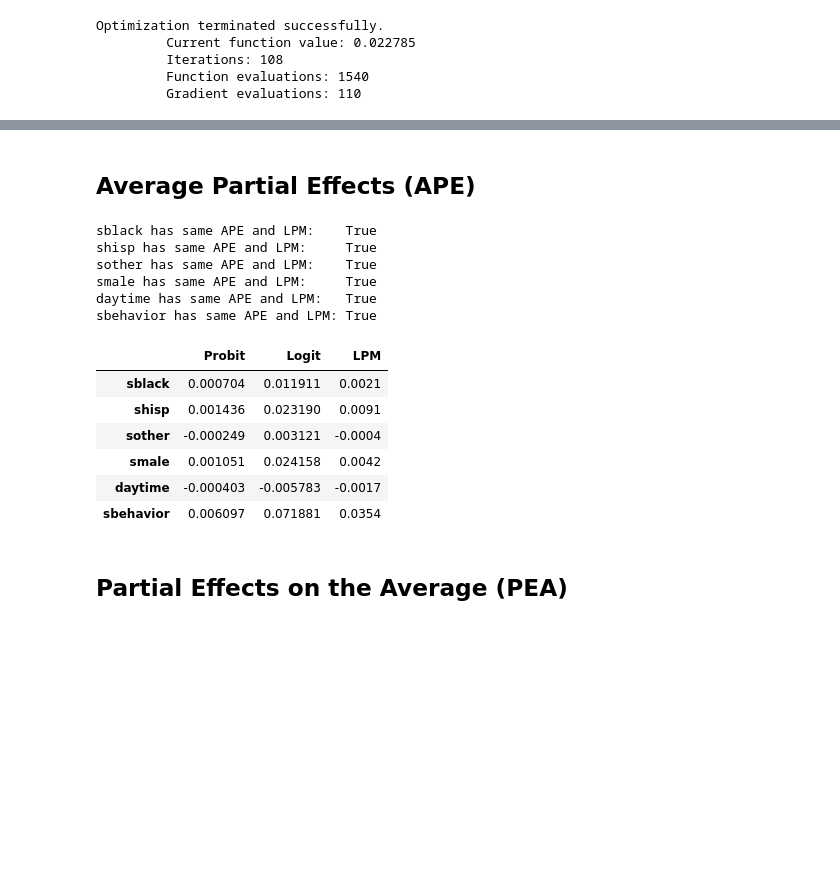
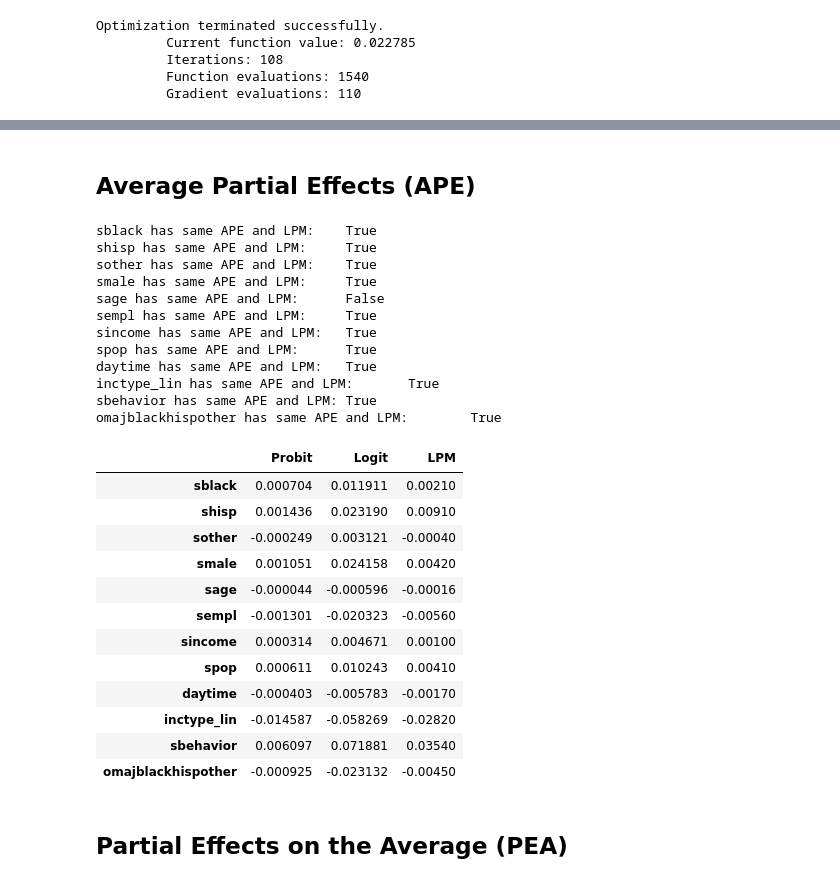
Before and after one commit to astronautfish/advmicro-assignment-3, a Jupyter notebook: assignment3.ipynb, the cells around one changed output, grey strips where cells are left out. Drawn from its saved outputs; the diff is of its cells as text; code cells hidden in the pictures; blank space fills up the shorter version.

```diff
--- a/assignment3.ipynb
+++ b/assignment3.ipynb
@@ -251,7 +252,7 @@ ll
 array([-0.71173031, -0.73033234, -0.71777529, ..., -0.68094346,
        -0.70849233, -0.68313492])
 # %%
-probit_results = est.estimate(probit.q, theta0, y, x)
+probit_results = est.estimate(probit.q, theta0, y, x, cov_type='Sandwich')
 # %% [output]
 Optimization terminated successfully.
          Current function value: 0.022591
@@ -289,7 +291,7 @@ array([ 0.23517703,  0.00841092,  0.03638739, -0.00146195,  0.01685126,
        -0.00625601, -0.02238322,  0.00381845,  0.01646719, -0.0067141 ,
        -0.11291299,  0.1417878 , -0.01816721])
 # %%
-logit_results = est.estimate(logit.q, theta0, y, x)
+logit_results = est.estimate(logit.q, theta0, y, x, cov_type='Sandwich')
 # %% [output]
 Optimization terminated successfully.
          Current function value: 0.022785
@@ -322,28 +389,40 @@ Logit, y = anyuseofforce_coded
+# %% [markdown]
+## Average Partial Effects (APE)
 # %%
 from aux import compute_ape
-# %% [markdown]
-## Average Partial Effects (APE)
 # %%
-APE = compute_ape(x, data, x_labels, x_labels_imp, b_lpm, b_logit, b_probit)
+APE = compute_ape(x, data, x_labels, x_labels[1:], b_lpm, b_logit, b_probit)
 # %% [output]
 sblack has same APE and LPM:    True
 shisp has same APE and LPM:     True
 sother has same APE and LPM:    True
 smale has same APE and LPM:     True
+sage has same APE and LPM:      False
+sempl has same APE and LPM:     True
+sincome has same APE and LPM:   True
+spop has same APE and LPM:      True
 daytime has same APE and LPM:   True
+inctype_lin has same APE and LPM:       True
 sbehavior has same APE and LPM: True
+omajblackhispother has same APE and LPM:        True
 # %%
-APE_df = pd.DataFrame(APE, columns = ['Probit', 'Logit', 'LPM'], index=x_labels_imp)
+APE_df = pd.DataFrame(APE, columns = ['Probit', 'Logit', 'LPM'], index=x_labels[1:])
 
 APE_df
 # %% [output]
 |  | Probit | Logit | LPM |
-| sblack | 0.000704 | 0.011911 | 0.0021 |
-| shisp | 0.001436 | 0.023190 | 0.0091 |
-| sother | -0.000249 | 0.003121 | -0.0004 |
-| smale | 0.001051 | 0.024158 | 0.0042 |
-| daytime | -0.000403 | -0.005783 | -0.0017 |
-| sbehavior | 0.006097 | 0.071881 | 0.0354 |
+| sblack | 0.000704 | 0.011911 | 0.00210 |
+| shisp | 0.001436 | 0.023190 | 0.00910 |
+| sother | -0.000249 | 0.003121 | -0.00040 |
+| smale | 0.001051 | 0.024158 | 0.00420 |
+| sage | -0.000044 | -0.000596 | -0.00016 |
+| sempl | -0.001301 | -0.020323 | -0.00560 |
+| sincome | 0.000314 | 0.004671 | 0.00100 |
+| spop | 0.000611 | 0.010243 | 0.00410 |
+| daytime | -0.000403 | -0.005783 | -0.00170 |
+| inctype_lin | -0.014587 | -0.058269 | -0.02820 |
+| sbehavior | 0.006097 | 0.071881 | 0.03540 |
+| omajblackhispother | -0.000925 | -0.023132 | -0.00450 |
 # %% [markdown]
 ## Partial Effects on the Average (PEA)
 # %% [markdown]
```
Also changed, not shown: parts of 69 cells of this notebook, 9 other files.
